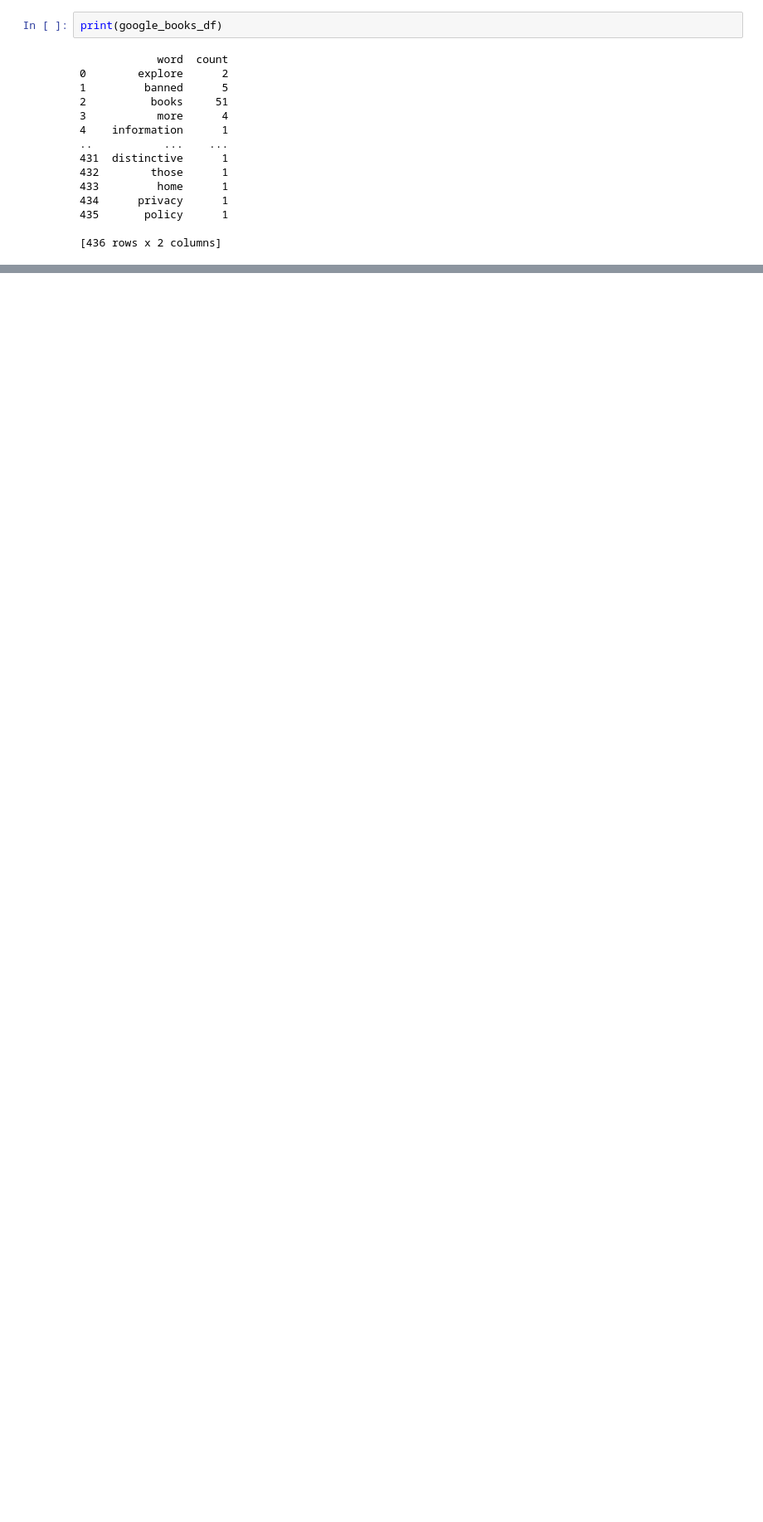
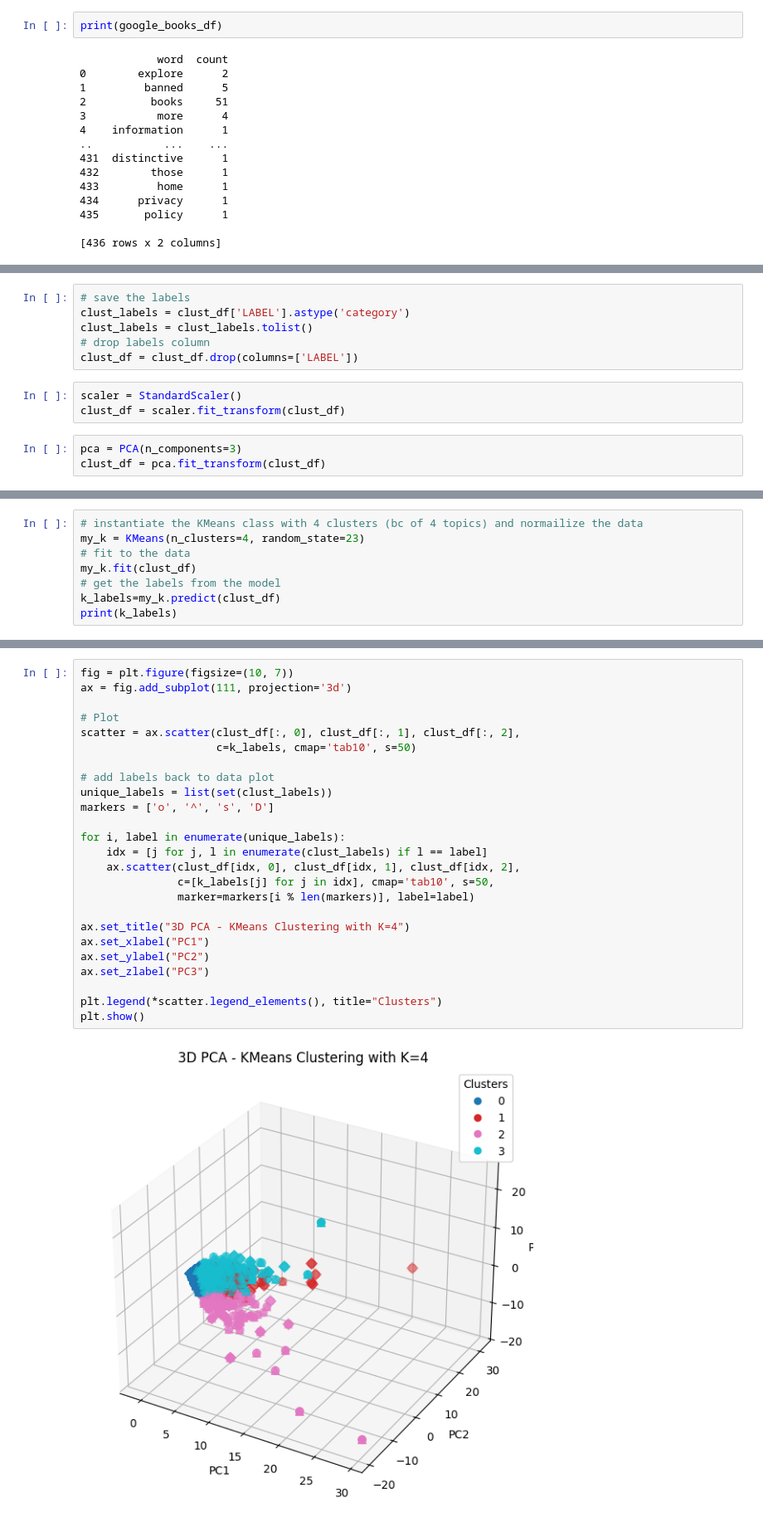
Before and after one commit to hisierrarose/TextMiningProject, a Jupyter notebook: Project_Code_SierraRose.ipynb, the cells around one changed output, grey strips where cells are left out. Shown at 83% size. Saved outputs shown, nothing was run; the diff lists cells and outputs as text; blank space fills up the shorter version.

```diff
--- a/Project_Code_SierraRose.ipynb
+++ b/Project_Code_SierraRose.ipynb
@@ -1015,0 +1136,12 @@ plt.show()
+# %%
+# save the labels
+clust_labels = clust_df['LABEL'].astype('category')
+clust_labels = clust_labels.tolist()
+# drop labels column
+clust_df = clust_df.drop(columns=['LABEL'])
+# %%
+scaler = StandardScaler()
+clust_df = scaler.fit_transform(clust_df)
+# %%
+pca = PCA(n_components=3)
+clust_df = pca.fit_transform(clust_df)
@@ -1015,0 +1277,8 @@ plt.show()
+# %%
+# instantiate the KMeans class with 4 clusters (bc of 4 topics) and normailize the data
+my_k = KMeans(n_clusters=4, random_state=23)
+# fit to the data
+my_k.fit(clust_df)
+# get the labels from the model
+k_labels=my_k.predict(clust_df)
+print(k_labels)
@@ -1015,0 +1287,27 @@ plt.show()
+# %%
+fig = plt.figure(figsize=(10, 7))
+ax = fig.add_subplot(111, projection='3d')
+
+# Plot
+scatter = ax.scatter(clust_df[:, 0], clust_df[:, 1], clust_df[:, 2],
+                     c=k_labels, cmap='tab10', s=50)
+
+# add labels back to data plot
+unique_labels = list(set(clust_labels))
+markers = ['o', '^', 's', 'D']
+
+for i, label in enumerate(unique_labels):
+    idx = [j for j, l in enumerate(clust_labels) if l == label]
+    ax.scatter(clust_df[idx, 0], clust_df[idx, 1], clust_df[idx, 2],
+               c=[k_labels[j] for j in idx], cmap='tab10', s=50,
+               marker=markers[i % len(markers)], label=label)
+
+ax.set_title("3D PCA - KMeans Clustering with K=4")
+ax.set_xlabel("PC1")
+ax.set_ylabel("PC2")
+ax.set_zlabel("PC3")
+
+plt.legend(*scatter.legend_elements(), title="Clusters")
+plt.show()
+# %% [output]
+[figure, added]
```
Also changed, not shown: parts of 44 cells of this notebook, 3 other files.
